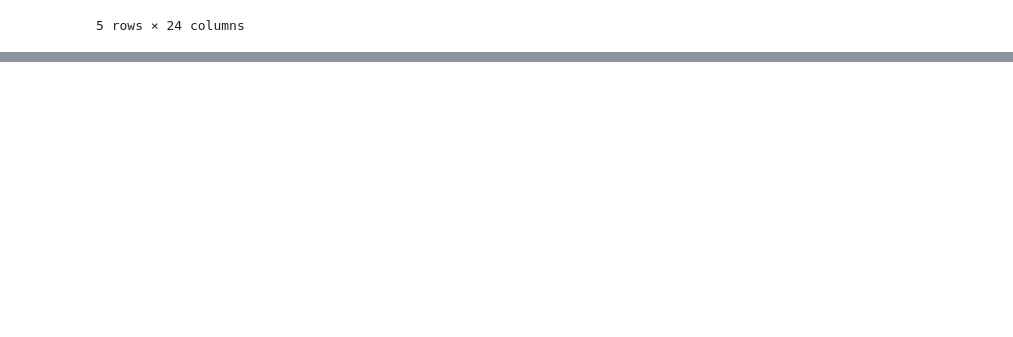
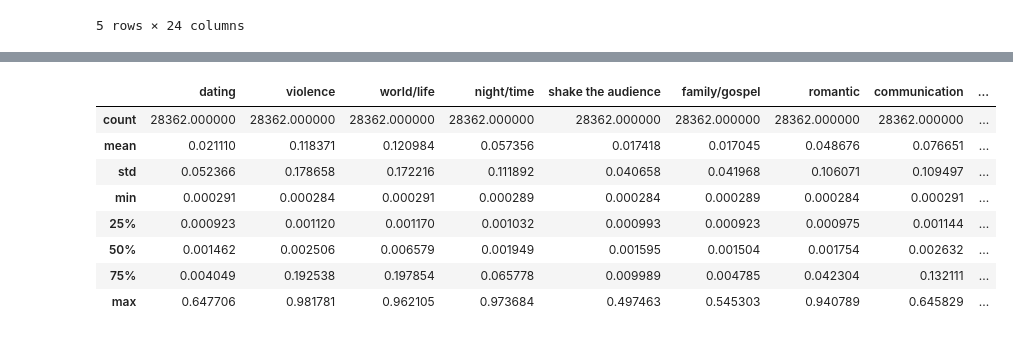
Before and after one commit to jweng8900/-TLAB-Music-Recommendation-Algorithm, a Jupyter notebook: Notebooks/eda.ipynb, the cells around one changed output, grey strips where cells are left out. Saved outputs shown, nothing was run; the diff lists cells and outputs as text; code cells hidden in the pictures; blank space fills up the shorter version.

```diff
--- a/Notebooks/eda.ipynb
+++ b/Notebooks/eda.ipynb
@@ -18,0 +61,12 @@ df.drop(columns=['Unnamed: 0'], inplace=True, errors='ignore')
+# %%
+df[lyrical_cols].describe()
+# %% [output]
+|  | dating | violence | world/life | night/time | shake the audience | family/gospel | romantic | communication | ... |
+| count | 28362.000000 | 28362.000000 | 28362.000000 | 28362.000000 | 28362.000000 | 28362.000000 | 28362.000000 | 28362.000000 | ... |
+| mean | 0.021110 | 0.118371 | 0.120984 | 0.057356 | 0.017418 | 0.017045 | 0.048676 | 0.076651 | ... |
+| std | 0.052366 | 0.178658 | 0.172216 | 0.111892 | 0.040658 | 0.041968 | 0.106071 | 0.109497 | ... |
+| min | 0.000291 | 0.000284 | 0.000291 | 0.000289 | 0.000284 | 0.000289 | 0.000284 | 0.000291 | ... |
+| 25% | 0.000923 | 0.001120 | 0.001170 | 0.001032 | 0.000993 | 0.000923 | 0.000975 | 0.001144 | ... |
+| 50% | 0.001462 | 0.002506 | 0.006579 | 0.001949 | 0.001595 | 0.001504 | 0.001754 | 0.002632 | ... |
+| 75% | 0.004049 | 0.192538 | 0.197854 | 0.065778 | 0.009989 | 0.004785 | 0.042304 | 0.132111 | ... |
+| max | 0.647706 | 0.981781 | 0.962105 | 0.973684 | 0.497463 | 0.545303 | 0.940789 | 0.645829 | ... |
```
Also changed, not shown: parts of 9 cells of this notebook, 2 other files.
